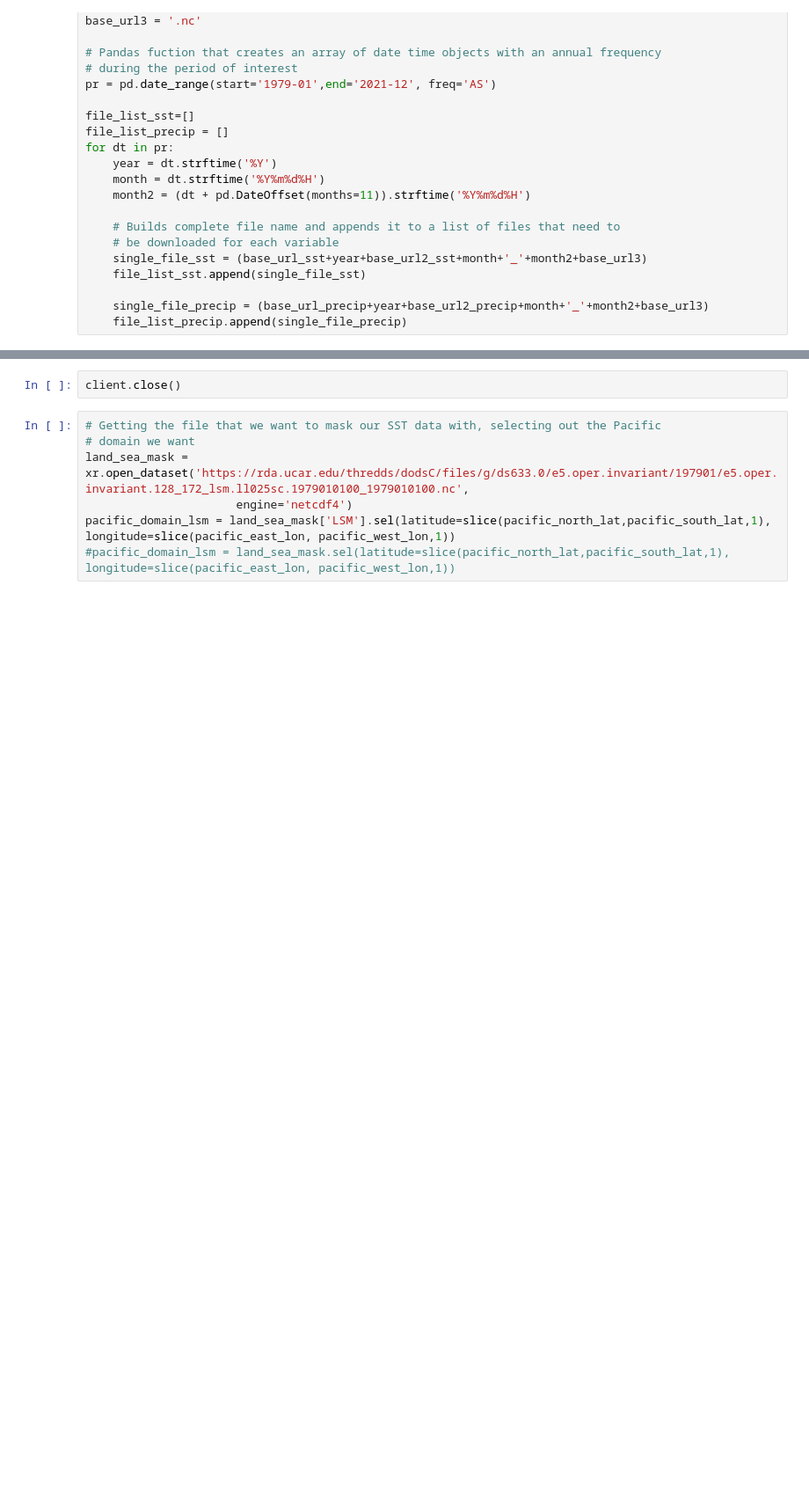
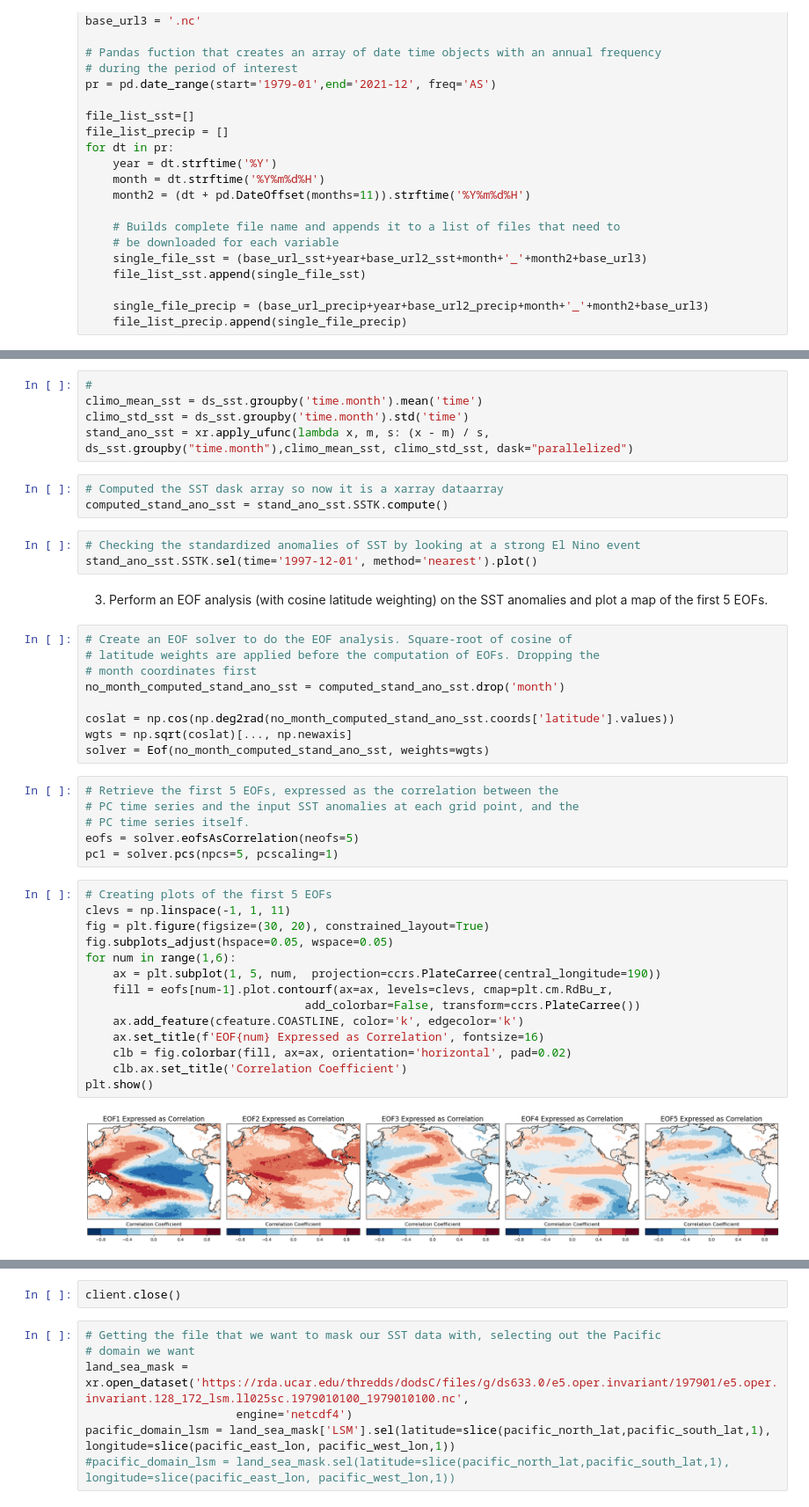
Before and after one commit to atmsillinois/time-series-and-eofs-leanneblind, a Jupyter notebook: project4_atms523_blind.ipynb, the cells around one changed output, grey strips where cells are left out. Shown: that part at 88% size. Saved outputs shown, nothing was run; the diff lists cells and outputs as text; blank space fills up the shorter version.

```diff
--- a/project4_atms523_blind.ipynb
+++ b/project4_atms523_blind.ipynb
@@ -234,0 +172,44 @@ monthly_mean_precip_ano.sel(longitude=290, latitude=20, method='nearest').plot()
+# %%
+#
+climo_mean_sst = ds_sst.groupby('time.month').mean('time')
+climo_std_sst = ds_sst.groupby('time.month').std('time')
+stand_ano_sst = xr.apply_ufunc(lambda x, m, s: (x - m) / s, ds_sst.groupby("time.month"),climo_mean_sst, climo_std_sst, dask="parallelized")
+# %%
+# Computed the SST dask array so now it is a xarray dataarray
+computed_stand_ano_sst = stand_ano_sst.SSTK.compute()
+# %%
+# Checking the standardized anomalies of SST by looking at a strong El Nino event
+stand_ano_sst.SSTK.sel(time='1997-12-01', method='nearest').plot()
+# %% [markdown]
+3. Perform an EOF analysis (with cosine latitude weighting) on the SST anomalies and plot a map of the first 5 EOFs.
+# %%
+# Create an EOF solver to do the EOF analysis. Square-root of cosine of
+# latitude weights are applied before the computation of EOFs. Dropping the
+# month coordinates first
+no_month_computed_stand_ano_sst = computed_stand_ano_sst.drop('month')
+
+coslat = np.cos(np.deg2rad(no_month_computed_stand_ano_sst.coords['latitude'].values))
+wgts = np.sqrt(coslat)[..., np.newaxis]
+solver = Eof(no_month_computed_stand_ano_sst, weights=wgts)
+# %%
+# Retrieve the first 5 EOFs, expressed as the correlation between the
+# PC time series and the input SST anomalies at each grid point, and the
+# PC time series itself.
+eofs = solver.eofsAsCorrelation(neofs=5)
+pc1 = solver.pcs(npcs=5, pcscaling=1)
+# %%
+# Creating plots of the first 5 EOFs
+clevs = np.linspace(-1, 1, 11)
+fig = plt.figure(figsize=(30, 20), constrained_layout=True)
+fig.subplots_adjust(hspace=0.05, wspace=0.05)
+for num in range(1,6):
+    ax = plt.subplot(1, 5, num,  projection=ccrs.PlateCarree(central_longitude=190))
+    fill = eofs[num-1].plot.contourf(ax=ax, levels=clevs, cmap=plt.cm.RdBu_r,
+                                add_colorbar=False, transform=ccrs.PlateCarree())
+    ax.add_feature(cfeature.COASTLINE, color='k', edgecolor='k')
+    ax.set_title(f'EOF{num} Expressed as Correlation', fontsize=16)
+    clb = fig.colorbar(fill, ax=ax, orientation='horizontal', pad=0.02)
+    clb.ax.set_title('Correlation Coefficient')
+plt.show()
+# %% [output]
+[figure, added]
```
Also changed, not shown: parts of 32 cells of this notebook, 1 other file.
